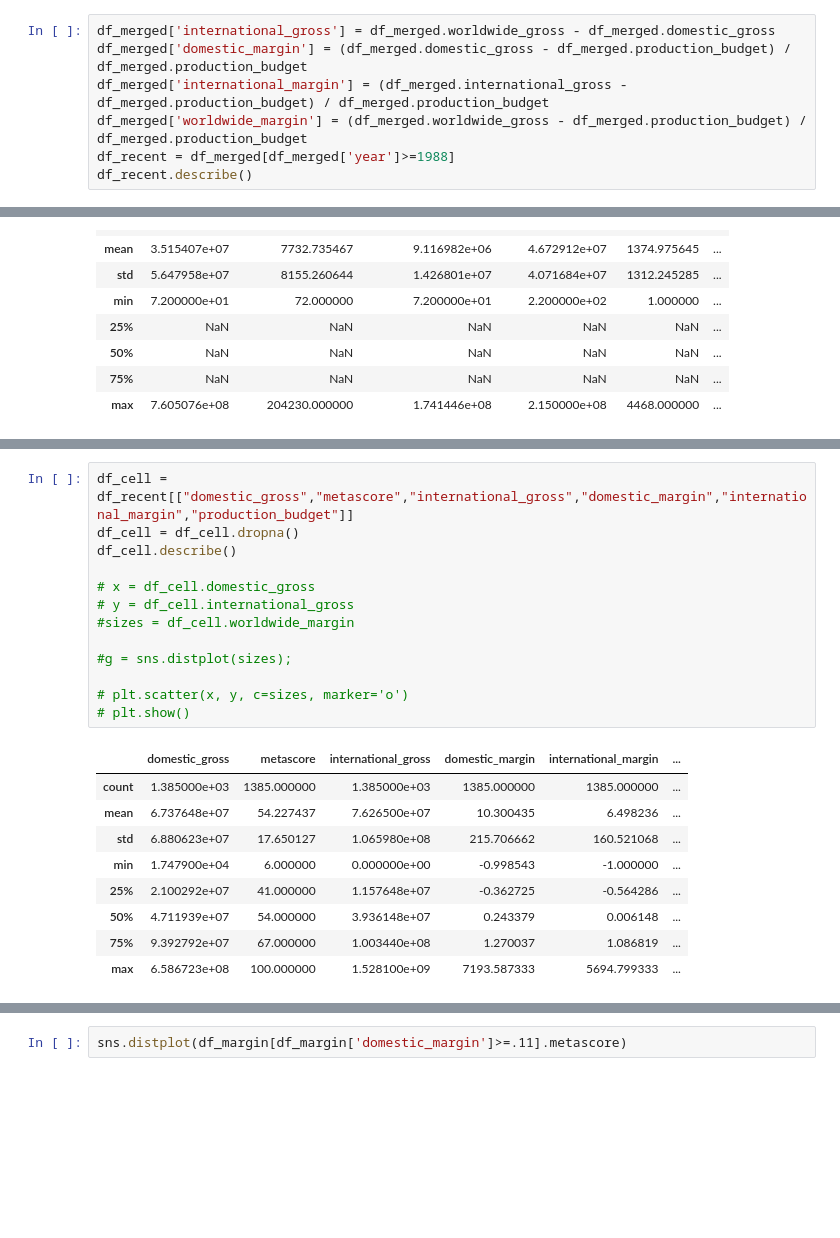
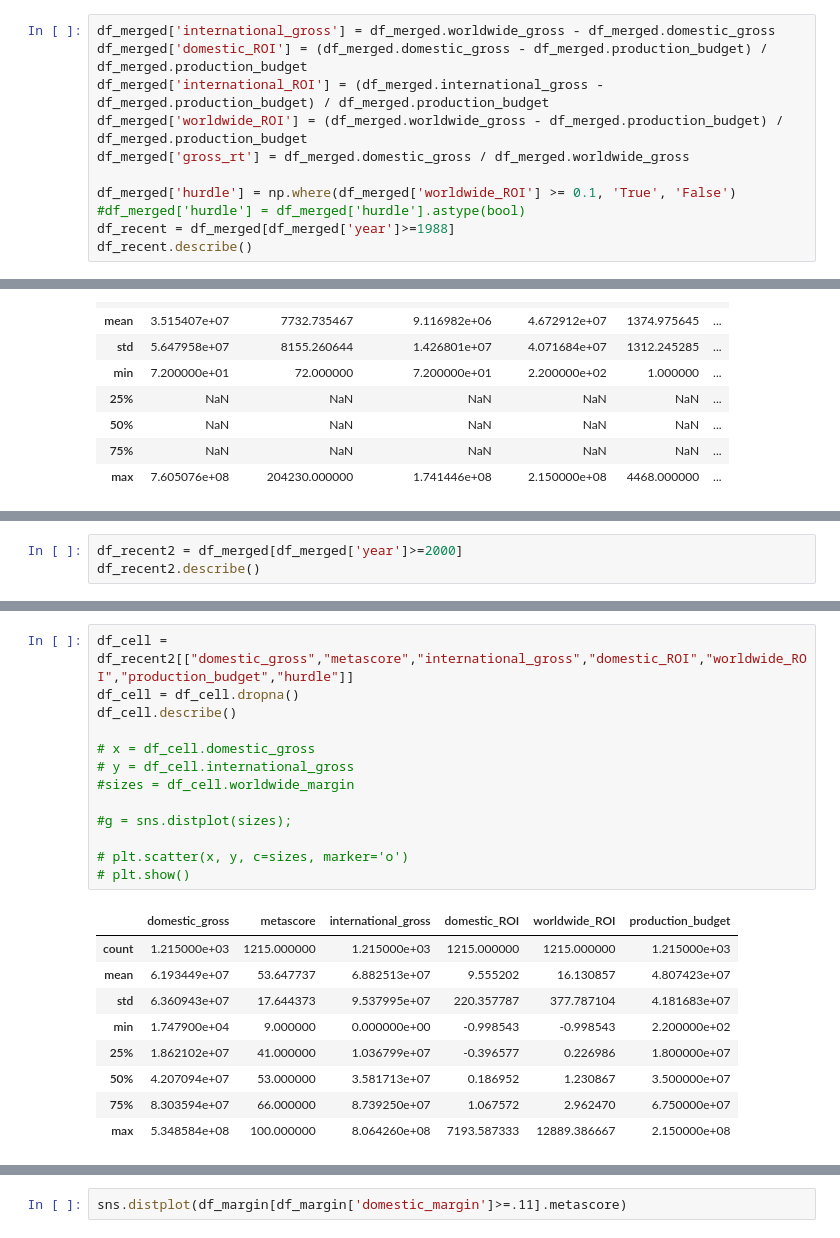
Before and after one commit to sridevias/Movie_Team_Orange, a Jupyter notebook: Vizualize Data.ipynb, the cells around one changed output, grey strips where cells are left out. Cells and saved outputs as stored; diff of their text form; blank space fills up the shorter version.

```diff
--- a/Vizualize Data.ipynb
+++ b/Vizualize Data.ipynb
@@ -65,9 +64,13 @@ list(df_merged.columns.values)
  u'user_score']
 # %%
 df_merged['international_gross'] = df_merged.worldwide_gross - df_merged.domestic_gross
-df_merged['domestic_margin'] = (df_merged.domestic_gross - df_merged.production_budget) / df_merged.production_budget
-df_merged['international_margin'] = (df_merged.international_gross - df_merged.production_budget) / df_merged.production_budget
-df_merged['worldwide_margin'] = (df_merged.worldwide_gross - df_merged.production_budget) / df_merged.production_budget
+df_merged['domestic_ROI'] = (df_merged.domestic_gross - df_merged.production_budget) / df_merged.production_budget
+df_merged['international_ROI'] = (df_merged.international_gross - df_merged.production_budget) / df_merged.production_budget
+df_merged['worldwide_ROI'] = (df_merged.worldwide_gross - df_merged.production_budget) / df_merged.production_budget
+df_merged['gross_rt'] = df_merged.domestic_gross / df_merged.worldwide_gross
+
+df_merged['hurdle'] = np.where(df_merged['worldwide_ROI'] >= 0.1, 'True', 'False')
+#df_merged['hurdle'] = df_merged['hurdle'].astype(bool)
 df_recent = df_merged[df_merged['year']>=1988]
 df_recent.describe()
 # %% [output]
@@ -96,0 +114,3 @@ axes.set_ylim(0,200000000)
+# %%
+df_recent2 = df_merged[df_merged['year']>=2000]
+df_recent2.describe()
@@ -97,23 +127,23 @@ axes.set_ylim(0,200000000)
 # %%
-df_cell = df_recent[["domestic_gross","metascore","international_gross","domestic_margin","international_margin","production_budget"]]
+df_cell = df_recent2[["domestic_gross","metascore","international_gross","domestic_ROI","worldwide_ROI","production_budget","hurdle"]]
 df_cell = df_cell.dropna()
 df_cell.describe()
 
 # x = df_cell.domestic_gross
 # y = df_cell.international_gross
 #sizes = df_cell.worldwide_margin
 
 #g = sns.distplot(sizes);
 
 # plt.scatter(x, y, c=sizes, marker='o')
 # plt.show()
 # %% [output]
-|  | domestic_gross | metascore | international_gross | domestic_margin | international_margin | ... |
-| count | 1.385000e+03 | 1385.000000 | 1.385000e+03 | 1385.000000 | 1385.000000 | ... |
-| mean | 6.737648e+07 | 54.227437 | 7.626500e+07 | 10.300435 | 6.498236 | ... |
-| std | 6.880623e+07 | 17.650127 | 1.065980e+08 | 215.706662 | 160.521068 | ... |
-| min | 1.747900e+04 | 6.000000 | 0.000000e+00 | -0.998543 | -1.000000 | ... |
-| 25% | 2.100292e+07 | 41.000000 | 1.157648e+07 | -0.362725 | -0.564286 | ... |
-| 50% | 4.711939e+07 | 54.000000 | 3.936148e+07 | 0.243379 | 0.006148 | ... |
-| 75% | 9.392792e+07 | 67.000000 | 1.003440e+08 | 1.270037 | 1.086819 | ... |
-| max | 6.586723e+08 | 100.000000 | 1.528100e+09 | 7193.587333 | 5694.799333 | ... |
+|  | domestic_gross | metascore | international_gross | domestic_ROI | worldwide_ROI | production_budget |
+| count | 1.215000e+03 | 1215.000000 | 1.215000e+03 | 1215.000000 | 1215.000000 | 1.215000e+03 |
+| mean | 6.193449e+07 | 53.647737 | 6.882513e+07 | 9.555202 | 16.130857 | 4.807423e+07 |
+| std | 6.360943e+07 | 17.644373 | 9.537995e+07 | 220.357787 | 377.787104 | 4.181683e+07 |
+| min | 1.747900e+04 | 9.000000 | 0.000000e+00 | -0.998543 | -0.998543 | 2.200000e+02 |
+| 25% | 1.862102e+07 | 41.000000 | 1.036799e+07 | -0.396577 | 0.226986 | 1.800000e+07 |
+| 50% | 4.207094e+07 | 53.000000 | 3.581713e+07 | 0.186952 | 1.230867 | 3.500000e+07 |
+| 75% | 8.303594e+07 | 66.000000 | 8.739250e+07 | 1.067572 | 2.962470 | 6.750000e+07 |
+| max | 5.348584e+08 | 100.000000 | 8.064260e+08 | 7193.587333 | 12889.386667 | 2.150000e+08 |
```
Also changed, not shown: parts of 19 cells of this notebook, 2 other files.
